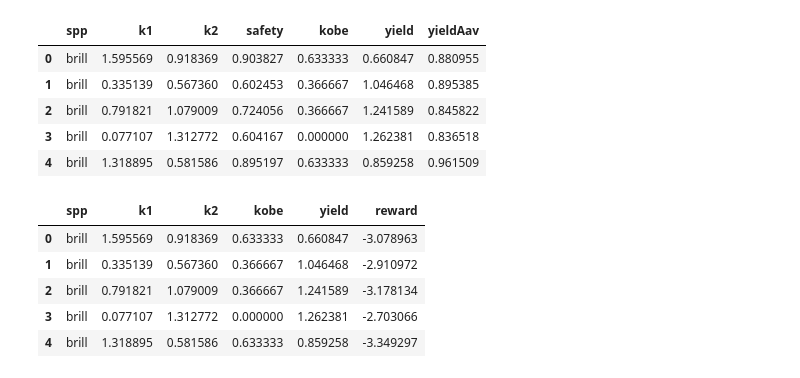
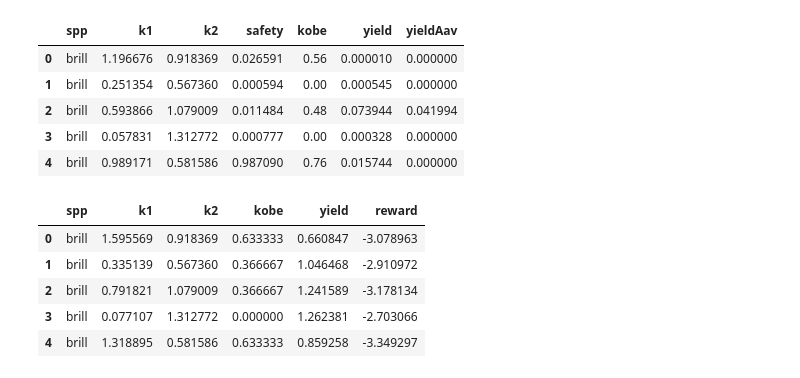
Before and after one commit to alexanderkell/fish-stock-optimiser, a Jupyter notebook: notebooks/2.0-ajmk-NSGA-II.ipynb, the cells around one changed output. Drawn from its saved outputs; the diff is of its cells as text; code cells hidden in the pictures.

```diff
--- a/notebooks/2.0-ajmk-NSGA-II.ipynb
+++ b/notebooks/2.0-ajmk-NSGA-II.ipynb
@@ -31,15 +31,15 @@ from deap import creator
 from deap import tools
 from scoop import futures
 # %%
-data = pd.read_csv('/Users/b1017579/Documents/Projects/Fish/fish-stock-optimiser/data/raw/fish_3.csv')
+data = pd.read_csv('/Users/b1017579/Documents/Projects/Fish/fish-stock-optimiser/data/raw/fish_4.csv')
 data.head()
 # %% [output]
 |  | spp | k1 | k2 | safety | kobe | yield | yieldAav |
-| 0 | brill | 1.595569 | 0.918369 | 0.903827 | 0.633333 | 0.660847 | 0.880955 |
-| 1 | brill | 0.335139 | 0.567360 | 0.602453 | 0.366667 | 1.046468 | 0.895385 |
-| 2 | brill | 0.791821 | 1.079009 | 0.724056 | 0.366667 | 1.241589 | 0.845822 |
-| 3 | brill | 0.077107 | 1.312772 | 0.604167 | 0.000000 | 1.262381 | 0.836518 |
-| 4 | brill | 1.318895 | 0.581586 | 0.895197 | 0.633333 | 0.859258 | 0.961509 |
+| 0 | brill | 1.196676 | 0.918369 | 0.026591 | 0.56 | 0.000010 | 0.000000 |
+| 1 | brill | 0.251354 | 0.567360 | 0.000594 | 0.00 | 0.000545 | 0.000000 |
+| 2 | brill | 0.593866 | 1.079009 | 0.011484 | 0.48 | 0.073944 | 0.041994 |
+| 3 | brill | 0.057831 | 1.312772 | 0.000777 | 0.00 | 0.000328 | 0.000000 |
+| 4 | brill | 0.989171 | 0.581586 | 0.987090 | 0.76 | 0.015744 | 0.000000 |
 # %%
 by_fish = data.copy()
 # single_optimiser['reward'] = single_optimiser.safety + single_optimiser['kobe.n'] + single_optimiser.yield
```
Also changed, not shown: parts of 9 cells of this notebook, 2 other files.
